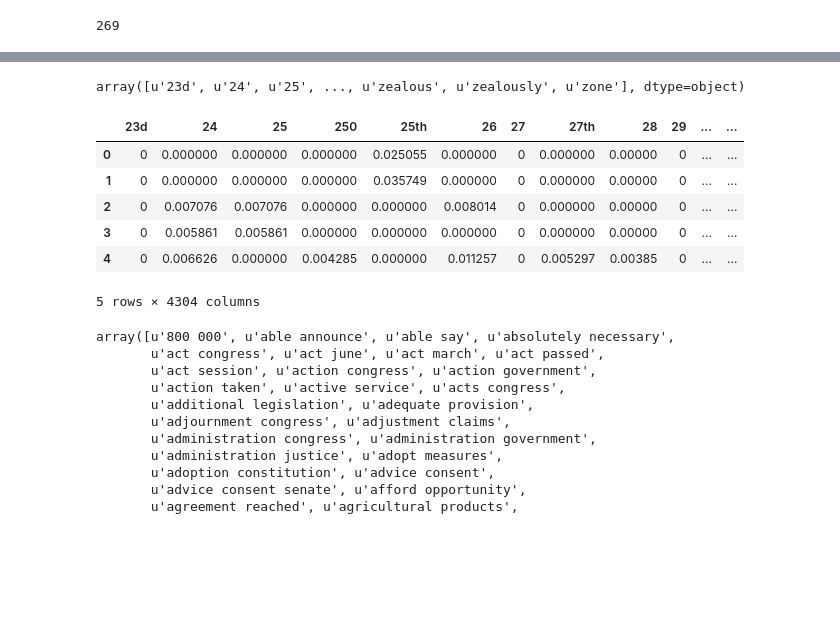
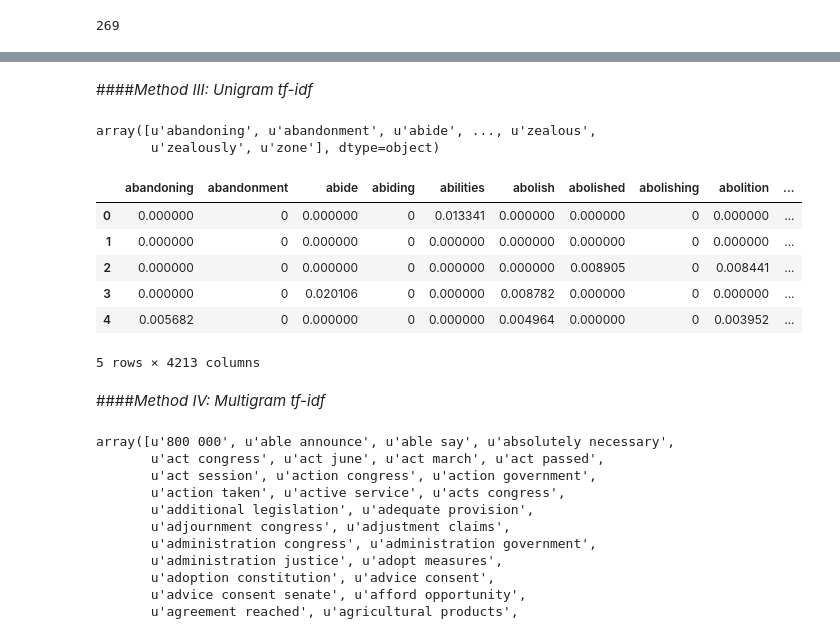
Before and after one commit to justindelatorre/data_science, a Jupyter notebook: hw_justindelatorre/final_project/final/experimental.ipynb, the cells around one changed output, grey strips where cells are left out. Drawn from its saved outputs; the diff is of its cells as text; code cells hidden in the pictures; blank space fills up the shorter version.

Commit message:
Add additional wrangling methods to experimental

```diff
--- a/hw_justindelatorre/final_project/final/experimental.ipynb
+++ b/hw_justindelatorre/final_project/final/experimental.ipynb
@@ -393,0 +396,10 @@ speeches_all = list(df_grouped.speech_text)
+# %%
+# Create a unigram vector
+unigram_vect = CountVectorizer(decode_error = 'ignore',
+                               stop_words = 'english',
+                               lowercase = True,
+                               max_features = 10000,
+                               min_df = 0.25, # original: 0.1
+                               max_df = 0.75) # original: 0.9
+unigram_vect.fit(speeches_all)
+unigram_raw_feature_names = [token.encode('ascii','ignore') for token in unigram_vect.get_feature_names()]
@@ -393,0 +424,11 @@ speeches_all = list(df_grouped.speech_text)
+# %%
+# Create a multigram (bigram, trigram) vector to cut total number of features
+multigram_vect = CountVectorizer(decode_error = 'ignore',
+                                 stop_words = 'english',
+                                 ngram_range = (2,3),
+                                 lowercase = True,
+                                 max_features = 10000,
+                                 min_df = 0.25, # original: 0.1
+                                 max_df = 0.75) # original: 0.9
+multigram_vect.fit(speeches_all)
+multigram_raw_feature_names = [token.encode('ascii','ignore') for token in multigram_vect.get_feature_names()]
@@ -394 +454,3 @@ speeches_all = list(df_grouped.speech_text)
+# %% [markdown]
+####<i>Method III: Unigram tf-idf</i>
 # %%
@@ -410,17 +470,18 @@ unigram_tfidf_output = unigram_tfidf_vect.fit_transform(speeches_all)
 unigram_tfidf_df = pd.DataFrame(unigram_tfidf_output.toarray(),
                                 columns = unigram_tfidf_vect.get_feature_names())
 # %%
-unigram_tfidf_df.columns.values[39:] # Word-only columns
+unigram_tfidf_df.columns.values[130:] # Word-only columns
 # %% [output]
-array([u'23d', u'24', u'25', ..., u'zealous', u'zealously', u'zone'], dtype=object)
+array([u'abandoning', u'abandonment', u'abide', ..., u'zealous',
+       u'zealously', u'zone'], dtype=object)
 # %%
-unigram_tfidf_df_all = unigram_tfidf_df.iloc[:,39:]
+unigram_tfidf_df_all = unigram_tfidf_df.iloc[:,130:]
 unigram_tfidf_df_all.head()
 # %% [output]
-|  | 23d | 24 | 25 | 250 | 25th | 26 | 27 | 27th | 28 | 29 | ... | ... |
-| 0 | 0 | 0.000000 | 0.000000 | 0.000000 | 0.025055 | 0.000000 | 0 | 0.000000 | 0.00000 | 0 | ... | ... |
-| 1 | 0 | 0.000000 | 0.000000 | 0.000000 | 0.035749 | 0.000000 | 0 | 0.000000 | 0.00000 | 0 | ... | ... |
-| 2 | 0 | 0.007076 | 0.007076 | 0.000000 | 0.000000 | 0.008014 | 0 | 0.000000 | 0.00000 | 0 | ... | ... |
-| 3 | 0 | 0.005861 | 0.005861 | 0.000000 | 0.000000 | 0.000000 | 0 | 0.000000 | 0.00000 | 0 | ... | ... |
-| 4 | 0 | 0.006626 | 0.000000 | 0.004285 | 0.000000 | 0.011257 | 0 | 0.005297 | 0.00385 | 0 | ... | ... |
+|  | abandoning | abandonment | abide | abiding | abilities | abolish | abolished | abolishing | abolition | ... |
+| 0 | 0.000000 | 0 | 0.000000 | 0 | 0.013341 | 0.000000 | 0.000000 | 0 | 0.000000 | ... |
+| 1 | 0.000000 | 0 | 0.000000 | 0 | 0.000000 | 0.000000 | 0.000000 | 0 | 0.000000 | ... |
+| 2 | 0.000000 | 0 | 0.000000 | 0 | 0.000000 | 0.000000 | 0.008905 | 0 | 0.008441 | ... |
+| 3 | 0.000000 | 0 | 0.020106 | 0 | 0.000000 | 0.008782 | 0.000000 | 0 | 0.000000 | ... |
+| 4 | 0.005682 | 0 | 0.000000 | 0 | 0.000000 | 0.004964 | 0.000000 | 0 | 0.003952 | ... |
-5 rows × 4304 columns
+5 rows × 4213 columns
@@ -427,3 +490,5 @@ unigram_tfidf_df_all.head()
+# %% [markdown]
+####<i>Method IV: Multigram tf-idf</i>
 # %%
 # Multigram tf-idf
 multigram_tfidf_vect = TfidfVectorizer(decode_error = 'ignore',
```
Also changed, not shown: parts of 19 cells of this notebook.
